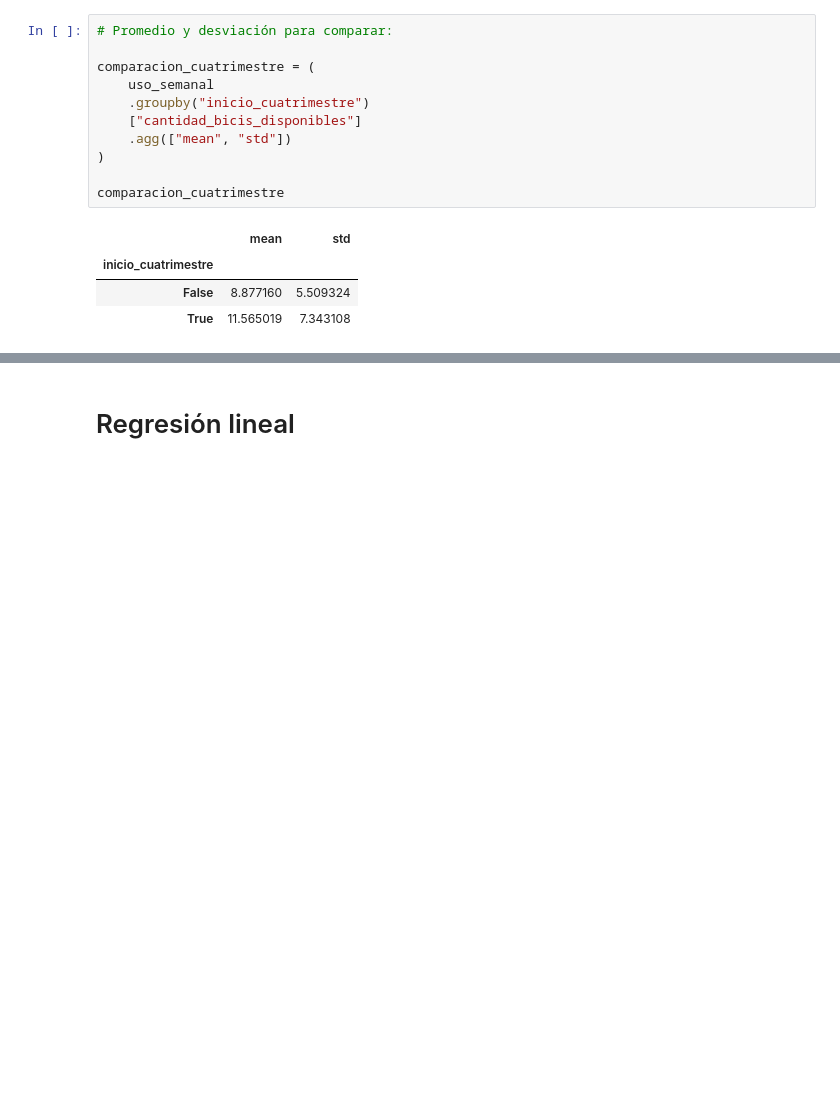
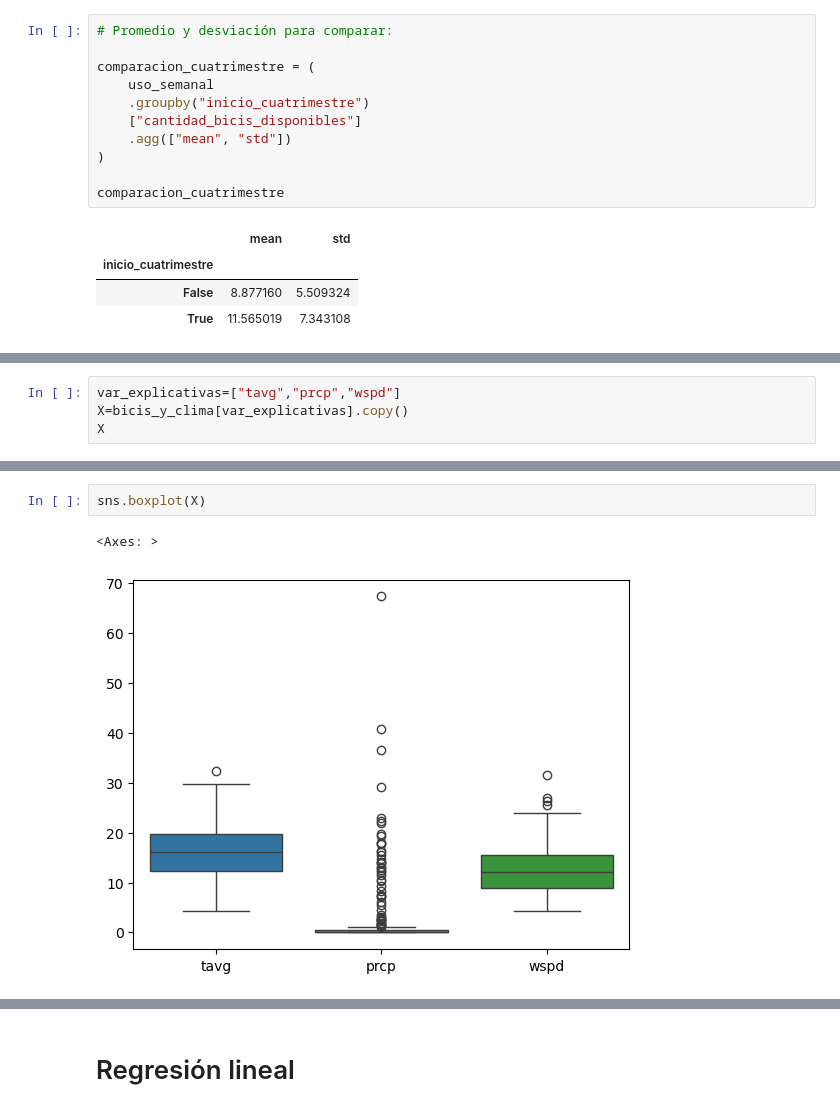
Before and after one commit to davidpalacio1/TP-1-LDD, a Jupyter notebook: TP_bicis.ipynb, the cells around one changed output, grey strips where cells are left out. Drawn from its saved outputs; the diff is of its cells as text; blank space fills up the shorter version.

```diff
--- a/TP_bicis.ipynb
+++ b/TP_bicis.ipynb
@@ -1000,0 +1136,4 @@ Length: 41, dtype: UInt32' has dtype incompatible with float64, please explicitl
+# %%
+var_explicativas=["tavg","prcp","wspd"]
+X=bicis_y_clima[var_explicativas].copy()
+X
@@ -1000,0 +1159,5 @@ Length: 41, dtype: UInt32' has dtype incompatible with float64, please explicitl
+# %%
+sns.boxplot(X)
+# %% [output]
+<Axes: >
+[figure, added]
```
Also changed, not shown: parts of 84 cells of this notebook.
